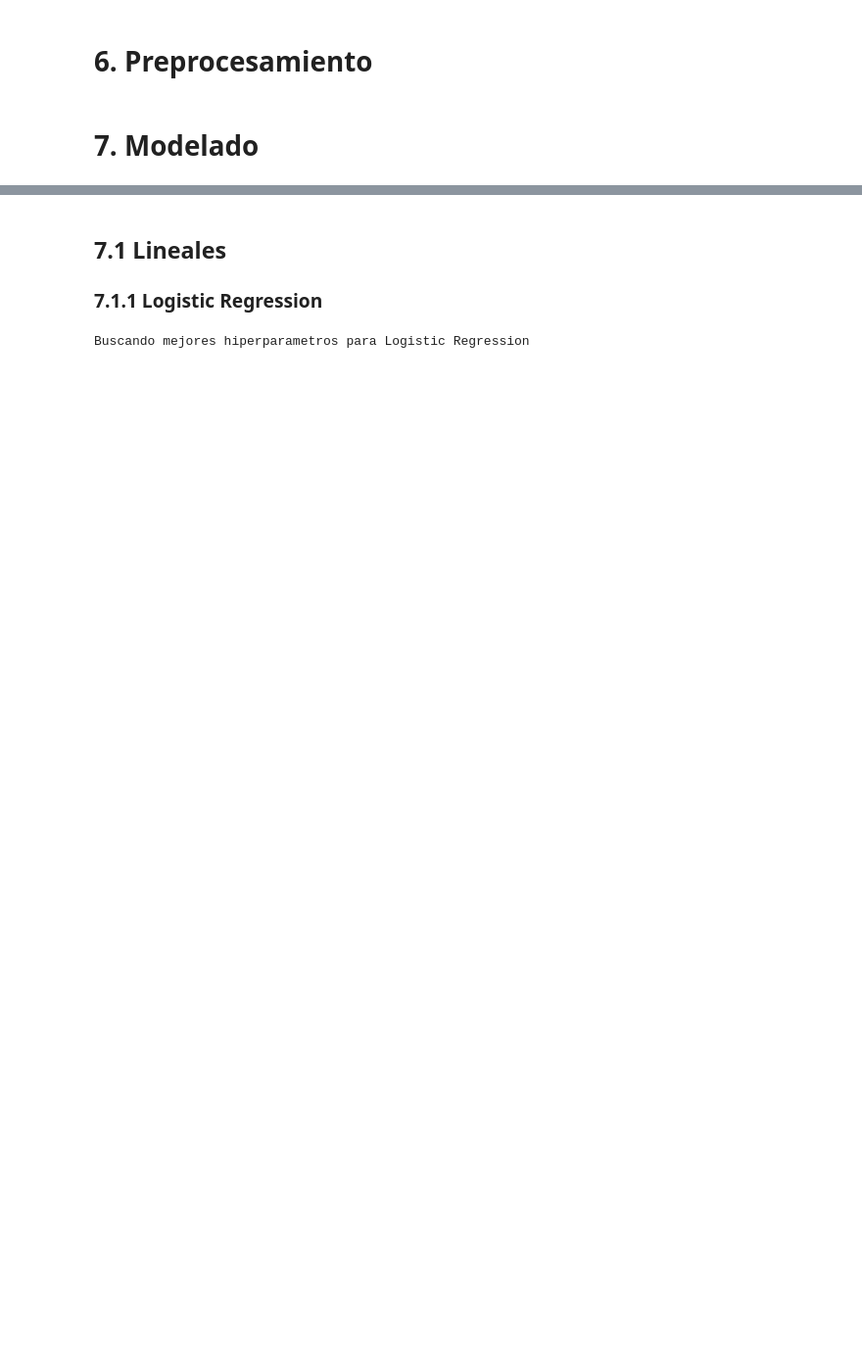
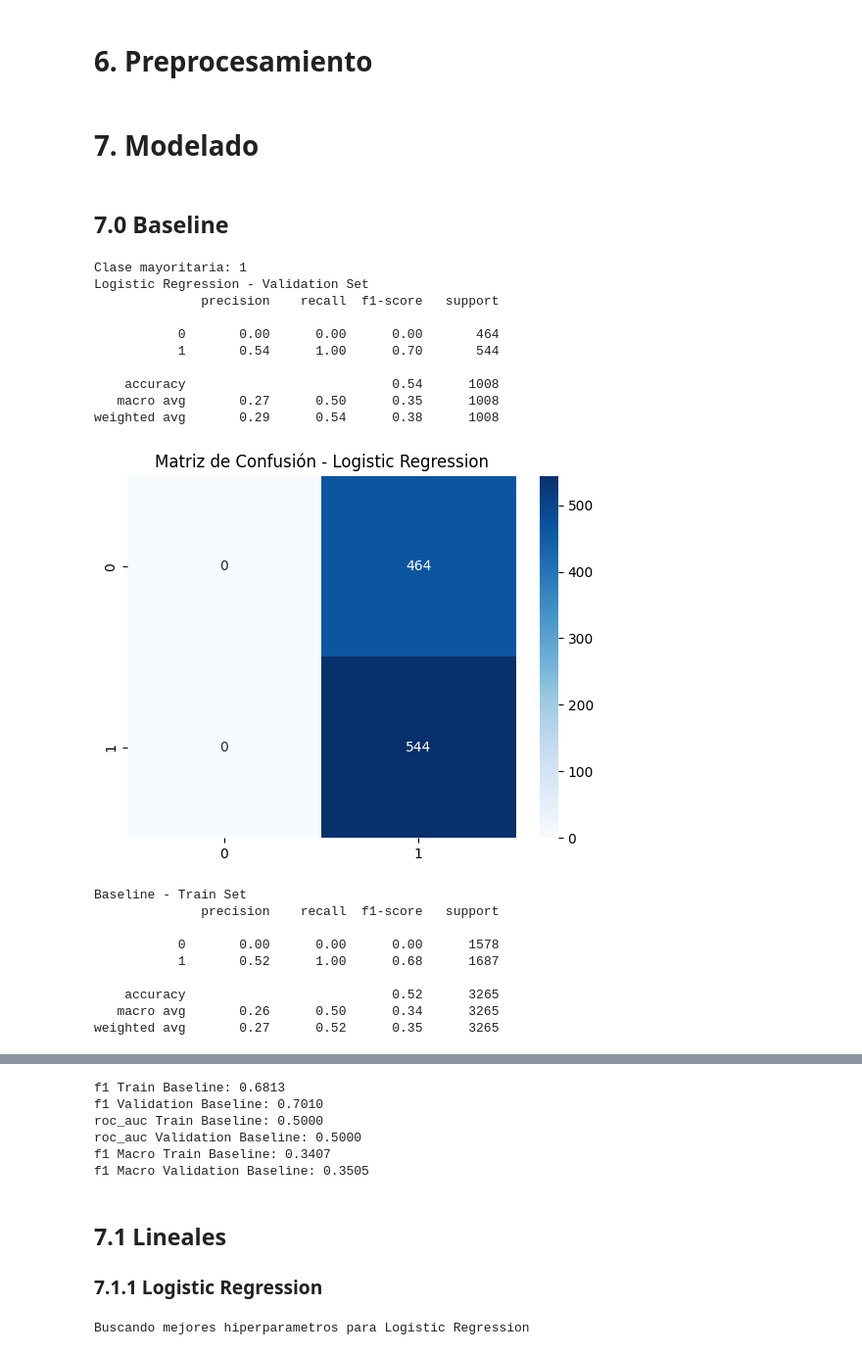
Before and after one commit to Brauchin17/Proyecto_final_dm, a Jupyter notebook: notebooks/ml_trading_classifier.ipynb, the cells around one changed output, grey strips where cells are left out. Shown at 98% size. Cells and saved outputs as stored; diff of their text form; code cells hidden in the pictures; blank space fills up the shorter version.

```diff
--- a/notebooks/ml_trading_classifier.ipynb
+++ b/notebooks/ml_trading_classifier.ipynb
@@ -157,10 +158,10 @@ df['date'] = pd.to_datetime(df['date'])
 # %% [markdown]
 # 5. Split temporal (Train / Val / Test)
 # %%
-# train 2020, 2021, 2022, validation 2023, test 2024
-train_df = df[df['date'] < pd.to_datetime('2023-01-01')]
-val_df = df[(df['date'] >= pd.to_datetime('2023-01-01')) & (df['date'] < pd.to_datetime('2024-01-01'))]
-test_df = df[df['date'] >= pd.to_datetime('2024-01-01')]
+# train  2021, 2022, 2023 validation 2024, test 2025
+train_df = df[df['date'] < pd.to_datetime('2024-01-01')]
+val_df = df[(df['date'] >= pd.to_datetime('2024-01-01')) & (df['date'] < pd.to_datetime('2025-01-01'))]
+test_df = df[df['date'] >= pd.to_datetime('2025-01-01')]
 
 X_train = train_df[feature_cols]
 y_train = train_df[target_col]
@@ -200,3 +202,5 @@ preprocessor = ColumnTransformer(
 )
 # %% [markdown]
 # 7. Modelado
+# %% [markdown]
+## 7.0 Baseline
@@ -202,0 +211,62 @@ preprocessor = ColumnTransformer(
+# %%
+# Crear un basline Modelo trivial: siempre predice la clase mayoritaria.
+
+# Encontrar la clase mayoritaria en el conjunto de entrenamiento
+
+majority_class = np.bincount(y_train).argmax()
+print("Clase mayoritaria:", majority_class)
+
+# Predecir siempre la clase mayoritaria
+y_val_pred_baseline = np.full_like(y_val, fill_value=majority_class)
+
+# Ver metricas del validation set
+print("Logistic Regression - Validation Set")
+print(classification_report(y_val, y_val_pred_baseline))
+cm_logreg = confusion_matrix(y_val, y_val_pred_baseline)
+sns.heatmap(cm_logreg, annot=True, fmt='d', cmap='Blues')
+plt.title('Matriz de Confusión - Logistic Regression')
+plt.show()
+
+# Ver metricas del train set
+y_train_pred_baseline = np.full_like(y_train, fill_value=majority_class)
+print("Baseline - Train Set")
+print(classification_report(y_train, y_train_pred_baseline))
+cm_train_baseline = confusion_matrix(y_train, y_train_pred_baseline)
+sns.heatmap(cm_train_baseline, annot=True, fmt='d', cmap='Blues')
+plt.title('Matriz de Confusión - Baseline (Train Set)')
+plt.show()
+
+# f1-score, roc_auc, f1-score-macro
+f1_train_baseline = f1_score(y_train, y_train_pred_baseline)
+f1_val_baseline = f1_score(y_val, y_val_pred_baseline)
+roc_auc_train_baseline = roc_auc_score(y_train, y_train_pred_baseline)
+roc_auc_val_baseline = roc_auc_score(y_val, y_val_pred_baseline)
+f1_macro_train_baseline = f1_score(y_train, y_train_pred_baseline, average='macro')
+f1_macro_val_baseline = f1_score(y_val, y_val_pred_baseline, average='macro')
+print(f"f1 Train Baseline: {f1_train_baseline:.4f}")
+print(f"f1 Validation Baseline: {f1_val_baseline:.4f}")
+print(f"roc_auc Train Baseline: {roc_auc_train_baseline:.4f}")
+print(f"roc_auc Validation Baseline: {roc_auc_val_baseline:.4f}")
+print(f"f1 Macro Train Baseline: {f1_macro_train_baseline:.4f}")
+print(f"f1 Macro Validation Baseline: {f1_macro_val_baseline:.4f}")
+# %% [output]
+Clase mayoritaria: 1
+Logistic Regression - Validation Set
+              precision    recall  f1-score   support
+
+           0       0.00      0.00      0.00       464
+           1       0.54      1.00      0.70       544
+
+    accuracy                           0.54      1008
+   macro avg       0.27      0.50      0.35      1008
+weighted avg       0.29      0.54      0.38      1008
+[figure, added]
+Baseline - Train Set
+              precision    recall  f1-score   support
+
+           0       0.00      0.00      0.00      1578
+           1       0.52      1.00      0.68      1687
+
+    accuracy                           0.52      3265
+   macro avg       0.26      0.50      0.34      3265
+weighted avg       0.27      0.52      0.35      3265
@@ -203,3 +274,9 @@ preprocessor = ColumnTransformer(
+f1 Train Baseline: 0.6813
+f1 Validation Baseline: 0.7010
+roc_auc Train Baseline: 0.5000
+roc_auc Validation Baseline: 0.5000
+f1 Macro Train Baseline: 0.3407
+f1 Macro Validation Baseline: 0.3505
 # %% [markdown]
 ## 7.1 Lineales
 ### 7.1.1 Logistic Regression
```
Also changed, not shown: parts of 31 cells of this notebook.
